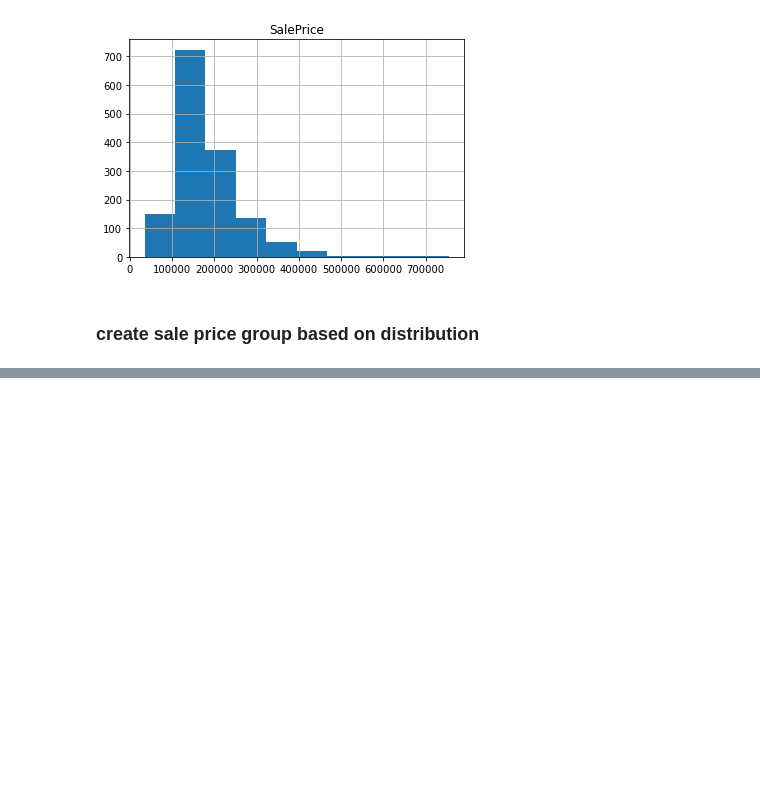
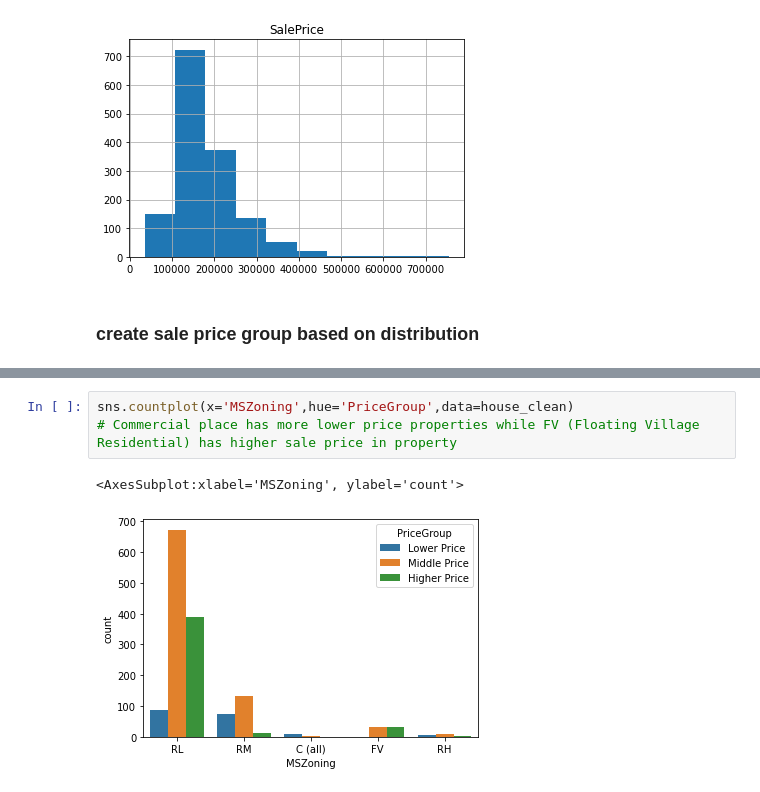
Before and after one commit to alicelo125/Kaggle---house-pricing, a Jupyter notebook: house.ipynb, the cells around one changed output, grey strips where cells are left out. Drawn from its saved outputs; the diff is of its cells as text; blank space fills up the shorter version.

```diff
--- a/house.ipynb
+++ b/house.ipynb
@@ -127,0 +149,6 @@ array([[<AxesSubplot:title={'center':'SalePrice'}>]], dtype=object)
+# %%
+sns.countplot(x='MSZoning',hue='PriceGroup',data=house_clean)
+# Commercial place has more lower price properties while FV (Floating Village Residential) has higher sale price in property
+# %% [output]
+<AxesSubplot:xlabel='MSZoning', ylabel='count'>
+[figure, added]
```
Also changed, not shown: parts of 31 cells of this notebook.
